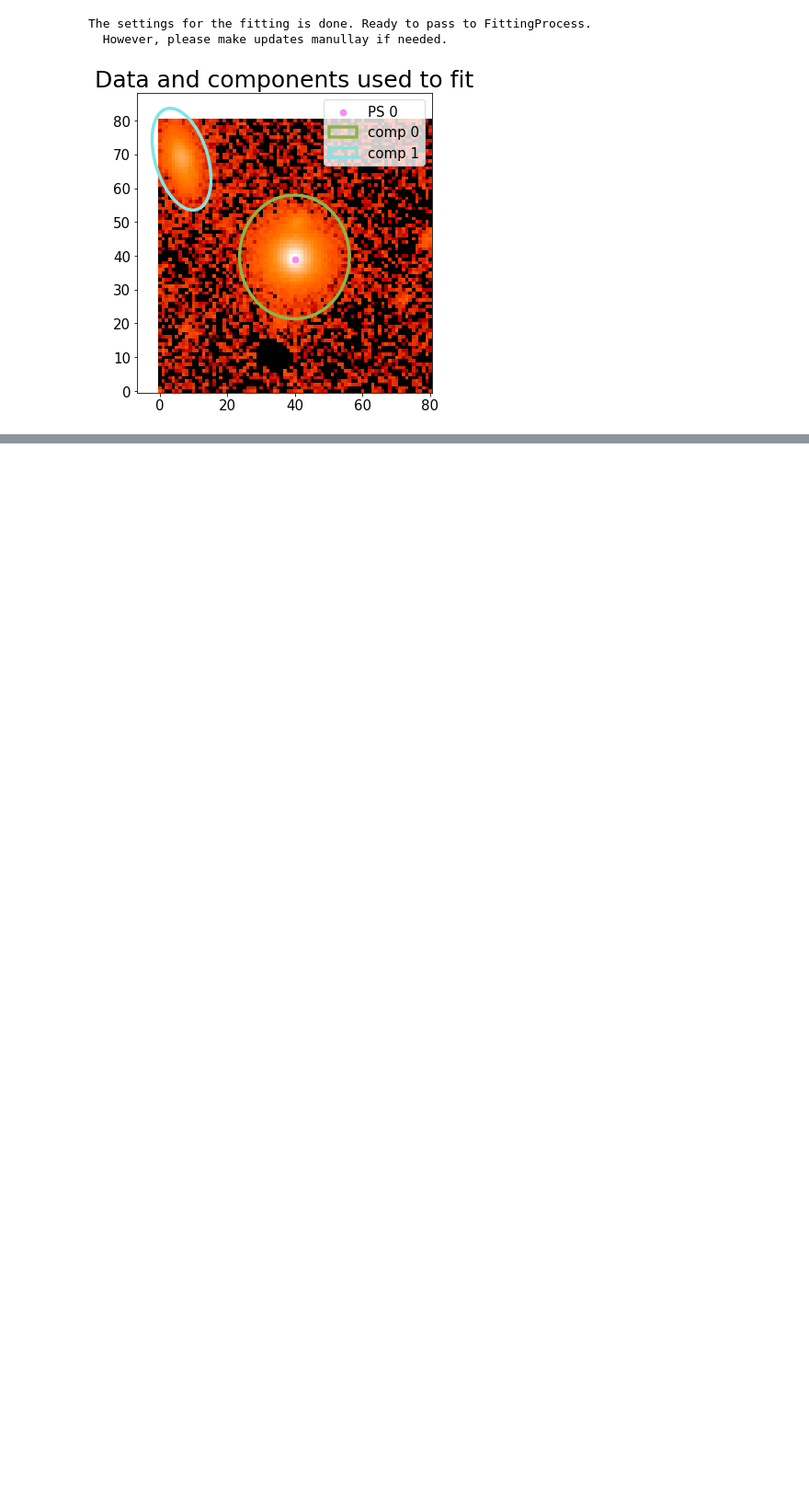
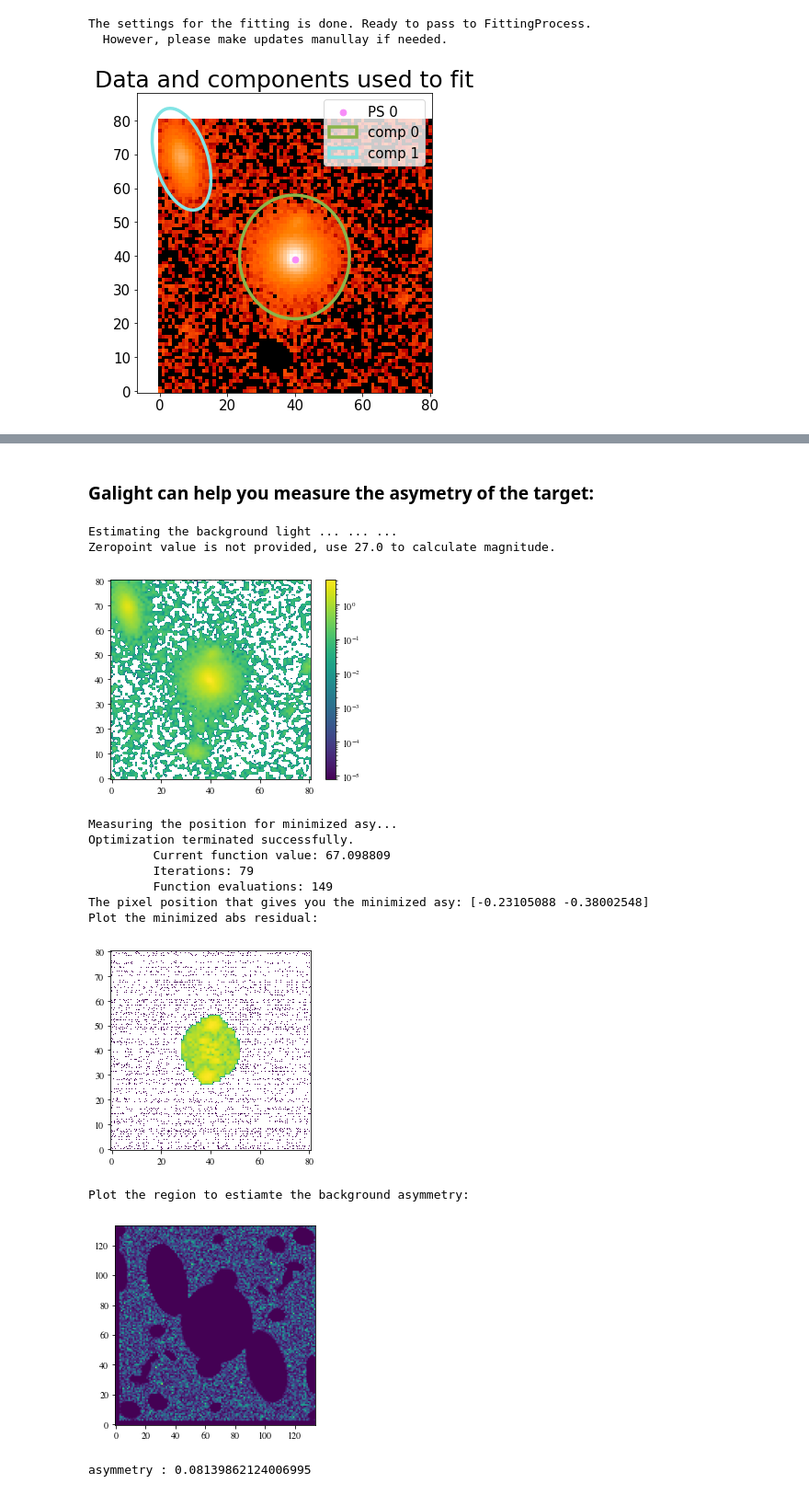
Before and after one commit to dartoon/galight_notebooks, a Jupyter notebook: galight_HSC_QSO.ipynb, the cells around one changed output, grey strips where cells are left out. Shown at 92% size. Drawn from its saved outputs; the diff is of its cells as text; code cells hidden in the pictures; blank space fills up the shorter version.

```diff
--- a/galight_HSC_QSO.ipynb
+++ b/galight_HSC_QSO.ipynb
@@ -194,0 +192,53 @@ fitting_run_result.final_result_galaxy
+# %% [markdown]
+### Galight can help you measure the asymetry of the target:
+# %%
+from galight.tools.asymmetry_tools import Measure_asy
+from galight.tools.astro_tools import plt_fits
+import pickle
+
+picklename = 'HSC_result.pkl'
+fitting_run_result = pickle.load(open(picklename,'rb'))
+if_remeasure_bkg = True
+
+#By default, fit_run.dump_result() will removed the 'data_process_class' to save space.
+#However, the if_remeasure_bkg=True will extend the stamp size using data_process_class,
+#so if you want to re-measure bkg, using the following to redefine data_process:
+if if_remeasure_bkg == True and hasattr(fitting_run_result.fitting_specify_class, 'data_process_class') == False:
+    import astropy.io.fits as pyfits
+    from galight.data_process import DataProcess
+    QSO_RA, QSO_DEC = 0.07452999800443649, 0.4368380010128021
+    fitsFile = pyfits.open('../example_files/HSC/QSO/000017.88+002612.6_HSC-I.fits')
+    fov_image = fitsFile[1].data # check the back grounp
+    header = fitsFile[1].header # if target position is add in WCS, the header should have the wcs information, i.e. header['EXPTIME']
+    err_data= fitsFile[3].data ** 0.5
+    data_process = DataProcess(fov_image = fov_image, fov_noise_map = err_data, target_pos = [QSO_RA, QSO_DEC],
+                               pos_type = 'wcs', header = header,
+                              rm_bkglight = True, if_plot=False, zp = None)
+    fitting_run_result.fitting_specify_class.data_process_class = data_process
+
+asy_class = Measure_asy(fitting_run_result, seg_cal_reg = 'or', obj_id=0)
+#in last line, seg_cal_reg='or' means the segm map will be extended. Try also 'and'.
+asy_class.img -= asy_class.fitting_process_class.image_ps_list[0]  #Point source will be removed first.
+
+plt_fits(asy_class.img,colorbar=True)
+asy_class.asy_segm(mask_type='segm')  #Try also mask_type='aper'
+pos = asy_class.find_pos()
+print('The pixel position that gives you the minimized asy:', pos["x"])
+asy = asy_class.cal_asymmetry(rotate_pix = pos["x"], if_remeasure_bkg=if_remeasure_bkg,
+                              if_plot=True, if_plot_bkg=True)
+print('asymmetry :', asy)
+# %% [output]
+Estimating the background light ... ... ...
+Zeropoint value is not provided, use 27.0 to calculate magnitude.
+[figure, added]
+Measuring the position for minimized asy...
+Optimization terminated successfully.
+         Current function value: 67.098809
+         Iterations: 79
+         Function evaluations: 149
+The pixel position that gives you the minimized asy: [-0.23105088 -0.38002548]
+Plot the minimized abs residual:
+[figure, added]
+Plot the region to estiamte the background asymmetry:
+[figure, added]
+asymmetry : 0.08139862124006995
```
Also changed, not shown: parts of 3 cells of this notebook.
